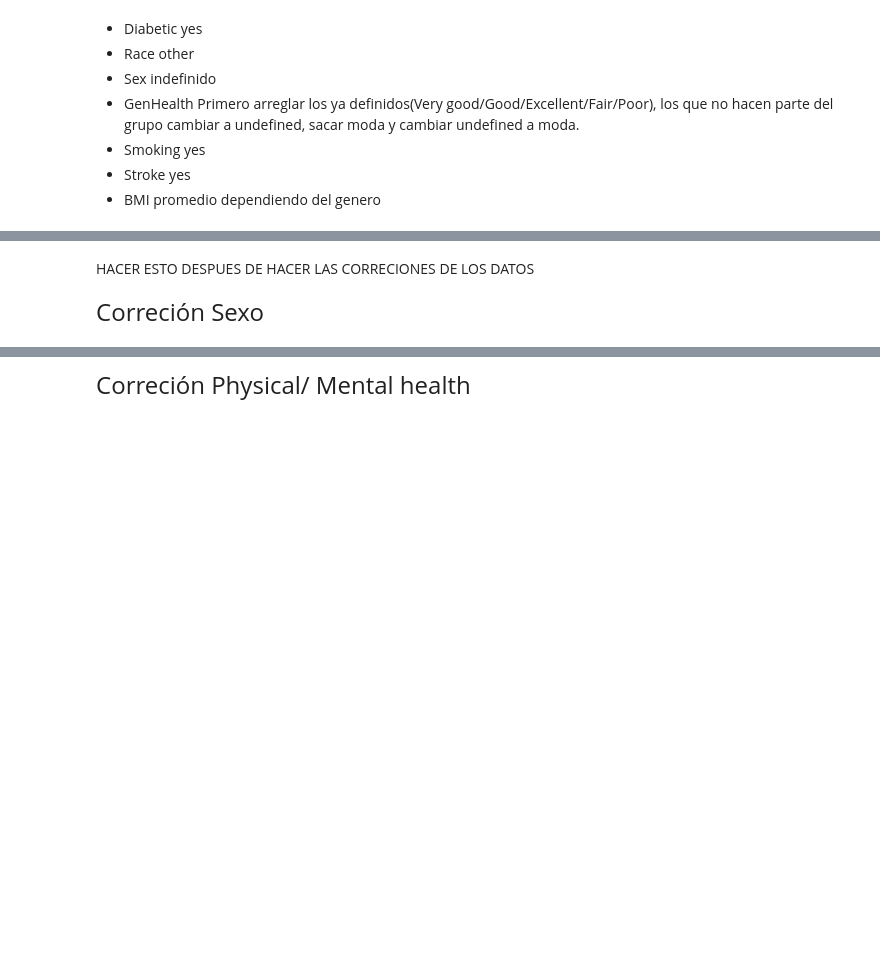
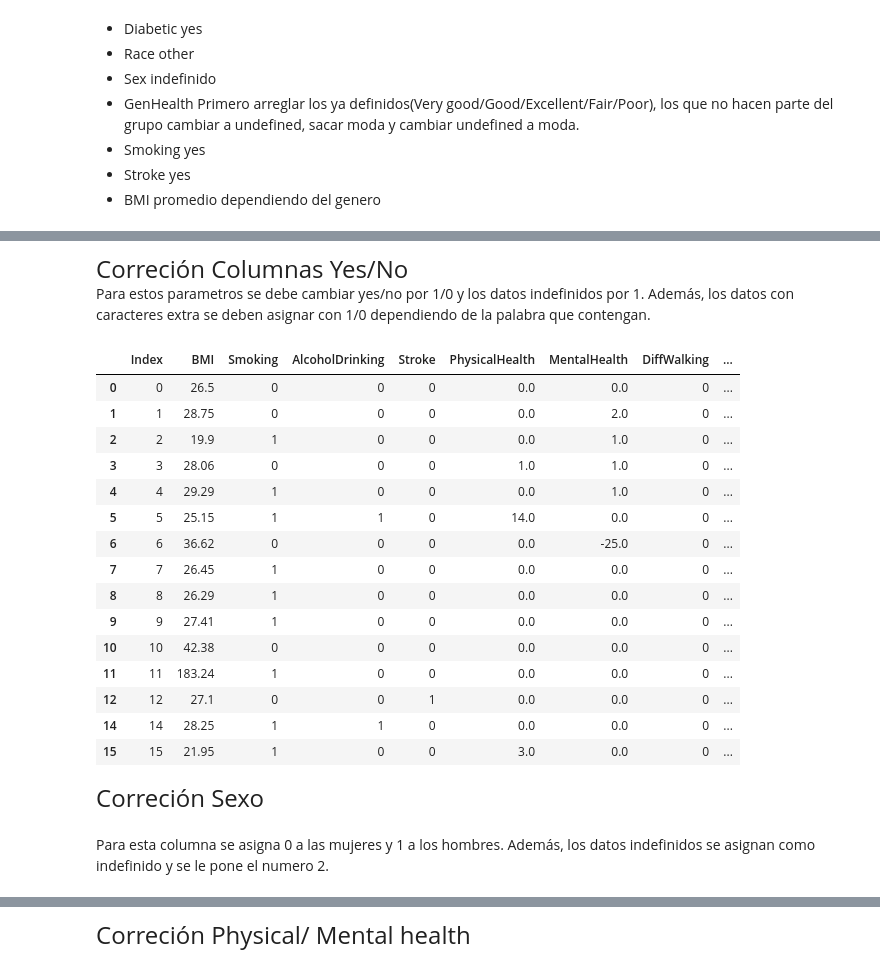
Before and after one commit to Gatos-de-negocios-BI/Laboratorio_1, a Jupyter notebook: PrepDatos.ipynb, the cells around one changed output, grey strips where cells are left out. Saved outputs shown, nothing was run; the diff lists cells and outputs as text; code cells hidden in the pictures; blank space fills up the shorter version.

```diff
--- a/PrepDatos.ipynb
+++ b/PrepDatos.ipynb
@@ -32,3 +81,6 @@ data.isnull().mean()
+# %% [markdown]
+<font size="5"> Correción Columnas Yes/No</font><br>
+Para estos parametros se debe cambiar yes/no por 1/0 y los datos indefinidos por 1. Además, los datos con caracteres extra se deben asignar con 1/0 dependiendo de la palabra que contengan.
 # %%
 def clean_yes_no(column):
     data[column].fillna("Yes", inplace = True)
@@ -40,4 +93,2 @@ dañadas = ['Smoking', 'Stroke', 'HeartDisease']
 for col in dañadas:
     clean_yes_no(col)
-# %% [markdown]
-HACER ESTO DESPUES DE HACER LAS CORRECIONES DE LOS DATOS
@@ -48,4 +95,25 @@ for col in data.columns:
+# %%
+data.head(15)
+# %% [output]
+|  | Index | BMI | Smoking | AlcoholDrinking | Stroke | PhysicalHealth | MentalHealth | DiffWalking | ... |
+| 0 | 0 | 26.5 | 0 | 0 | 0 | 0.0 | 0.0 | 0 | ... |
+| 1 | 1 | 28.75 | 0 | 0 | 0 | 0.0 | 2.0 | 0 | ... |
+| 2 | 2 | 19.9 | 1 | 0 | 0 | 0.0 | 1.0 | 0 | ... |
+| 3 | 3 | 28.06 | 0 | 0 | 0 | 1.0 | 1.0 | 0 | ... |
+| 4 | 4 | 29.29 | 1 | 0 | 0 | 0.0 | 1.0 | 0 | ... |
+| 5 | 5 | 25.15 | 1 | 1 | 0 | 14.0 | 0.0 | 0 | ... |
+| 6 | 6 | 36.62 | 0 | 0 | 0 | 0.0 | -25.0 | 0 | ... |
+| 7 | 7 | 26.45 | 1 | 0 | 0 | 0.0 | 0.0 | 0 | ... |
+| 8 | 8 | 26.29 | 1 | 0 | 0 | 0.0 | 0.0 | 0 | ... |
+| 9 | 9 | 27.41 | 1 | 0 | 0 | 0.0 | 0.0 | 0 | ... |
+| 10 | 10 | 42.38 | 0 | 0 | 0 | 0.0 | 0.0 | 0 | ... |
+| 11 | 11 | 183.24 | 1 | 0 | 0 | 0.0 | 0.0 | 0 | ... |
+| 12 | 12 | 27.1 | 0 | 0 | 1 | 0.0 | 0.0 | 0 | ... |
+| 14 | 14 | 28.25 | 1 | 1 | 0 | 0.0 | 0.0 | 0 | ... |
+| 15 | 15 | 21.95 | 1 | 0 | 0 | 3.0 | 0.0 | 0 | ... |
 # %% [markdown]
 <font size="5"> Correción Sexo</font>
+# %% [markdown]
+Para esta columna se asigna 0 a las mujeres y 1 a los hombres. Además, los datos indefinidos se asignan como indefinido y se le pone el numero 2.
 # %%
 data.groupby('Sex')['Index'].nunique()
```
Also changed, not shown: parts of 49 cells of this notebook.
